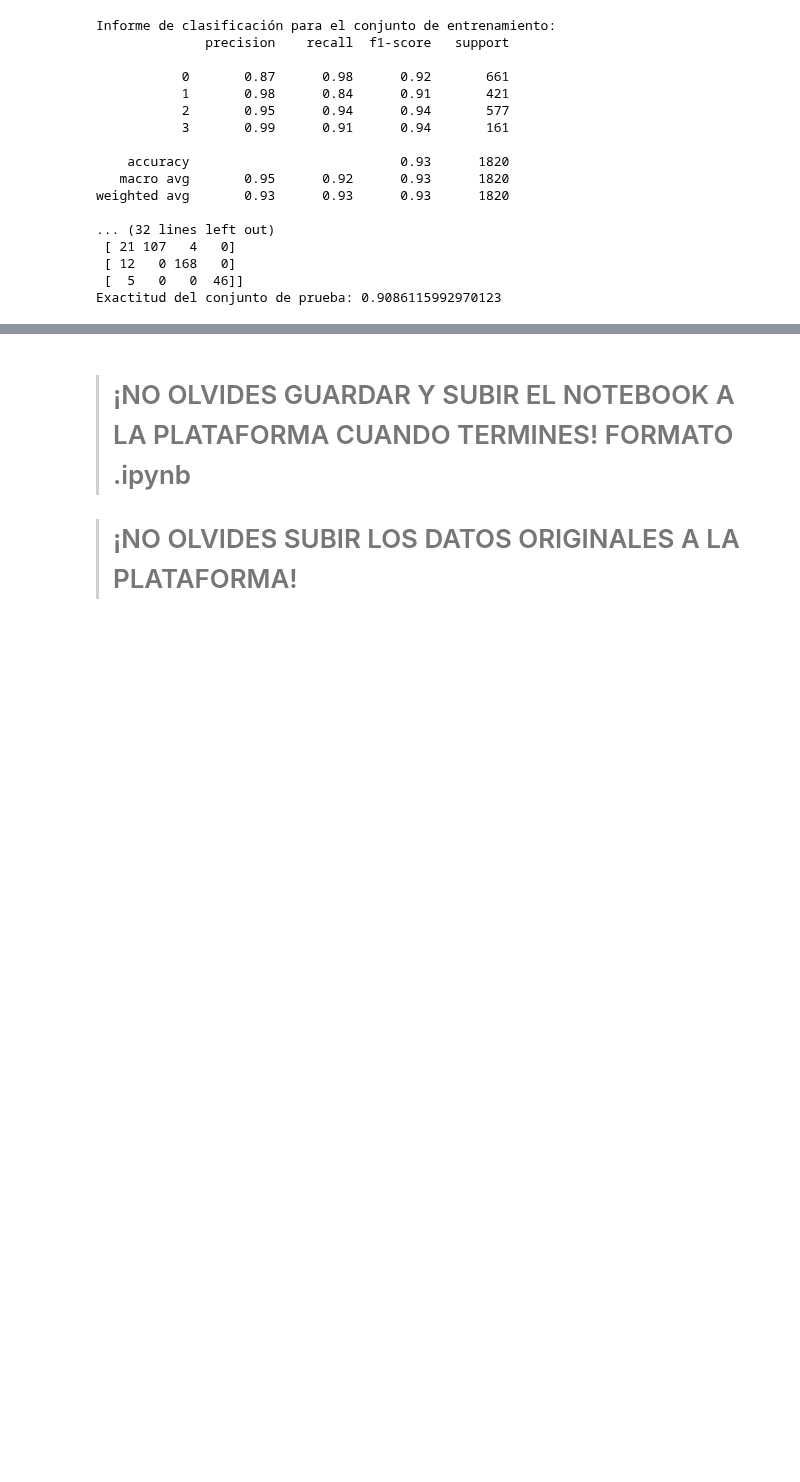
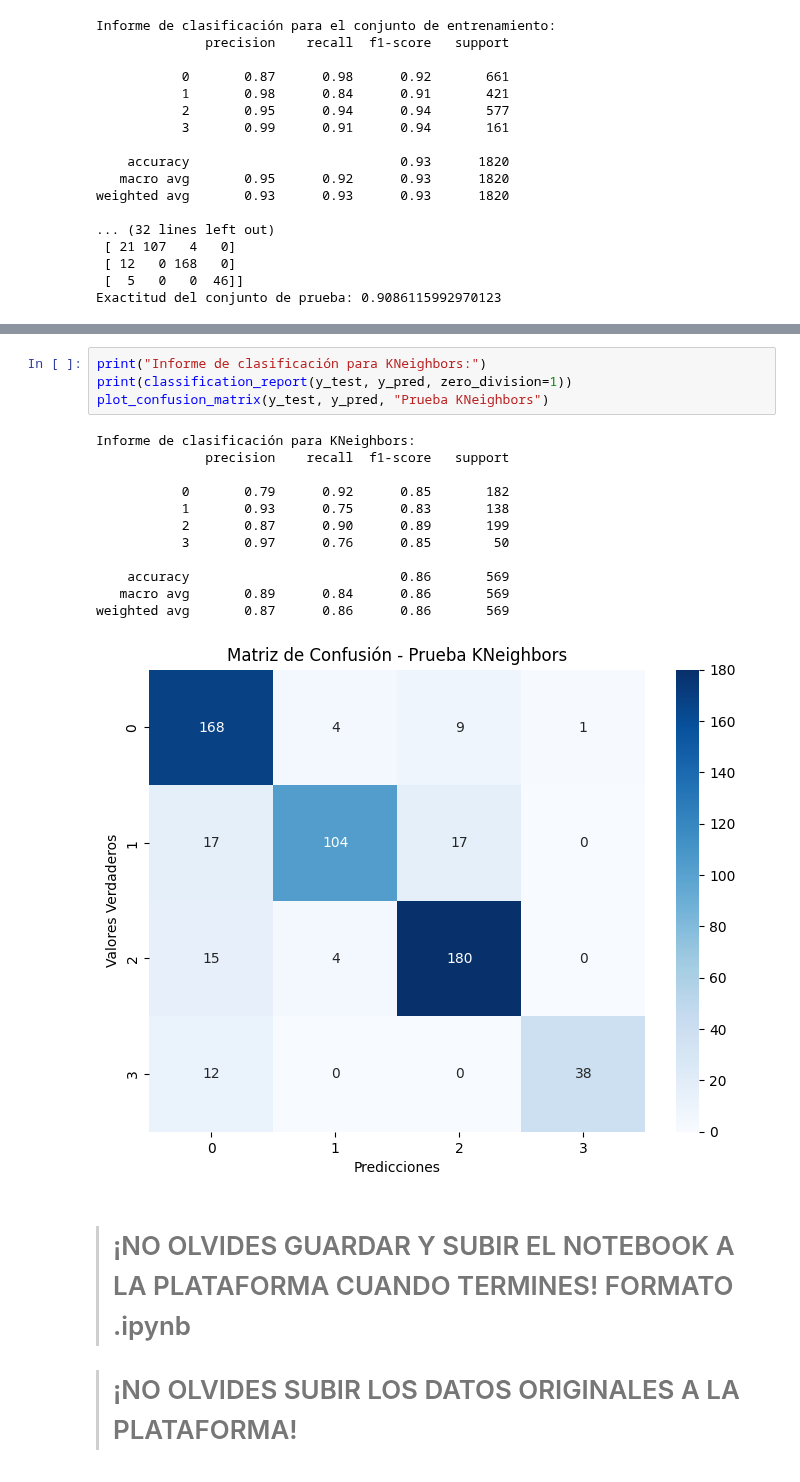
Before and after one commit to julvc/python_diplo, a Jupyter notebook: MP3.ipynb, the cells around one changed output, grey strips where cells are left out. Saved outputs shown, nothing was run; the diff lists cells and outputs as text; blank space fills up the shorter version.

```diff
--- a/MP3.ipynb
+++ b/MP3.ipynb
@@ -1128,3 +1162,20 @@ plot_confusion_matrix(y_test, y_test_pred, "Prueba")
+# %%
+print("Informe de clasificación para KNeighbors:")
+print(classification_report(y_test, y_pred, zero_division=1))
+plot_confusion_matrix(y_test, y_pred, "Prueba KNeighbors")
+# %% [output]
+Informe de clasificación para KNeighbors:
+              precision    recall  f1-score   support
+
+           0       0.79      0.92      0.85       182
+           1       0.93      0.75      0.83       138
+           2       0.87      0.90      0.89       199
+           3       0.97      0.76      0.85        50
+
+    accuracy                           0.86       569
+   macro avg       0.89      0.84      0.86       569
+weighted avg       0.87      0.86      0.86       569
+[figure, added]
 # %% [markdown]
 > # ¡NO OLVIDES GUARDAR Y SUBIR EL NOTEBOOK A LA PLATAFORMA CUANDO TERMINES! FORMATO .ipynb
 
```
Also changed, not shown: parts of 7 cells of this notebook.
